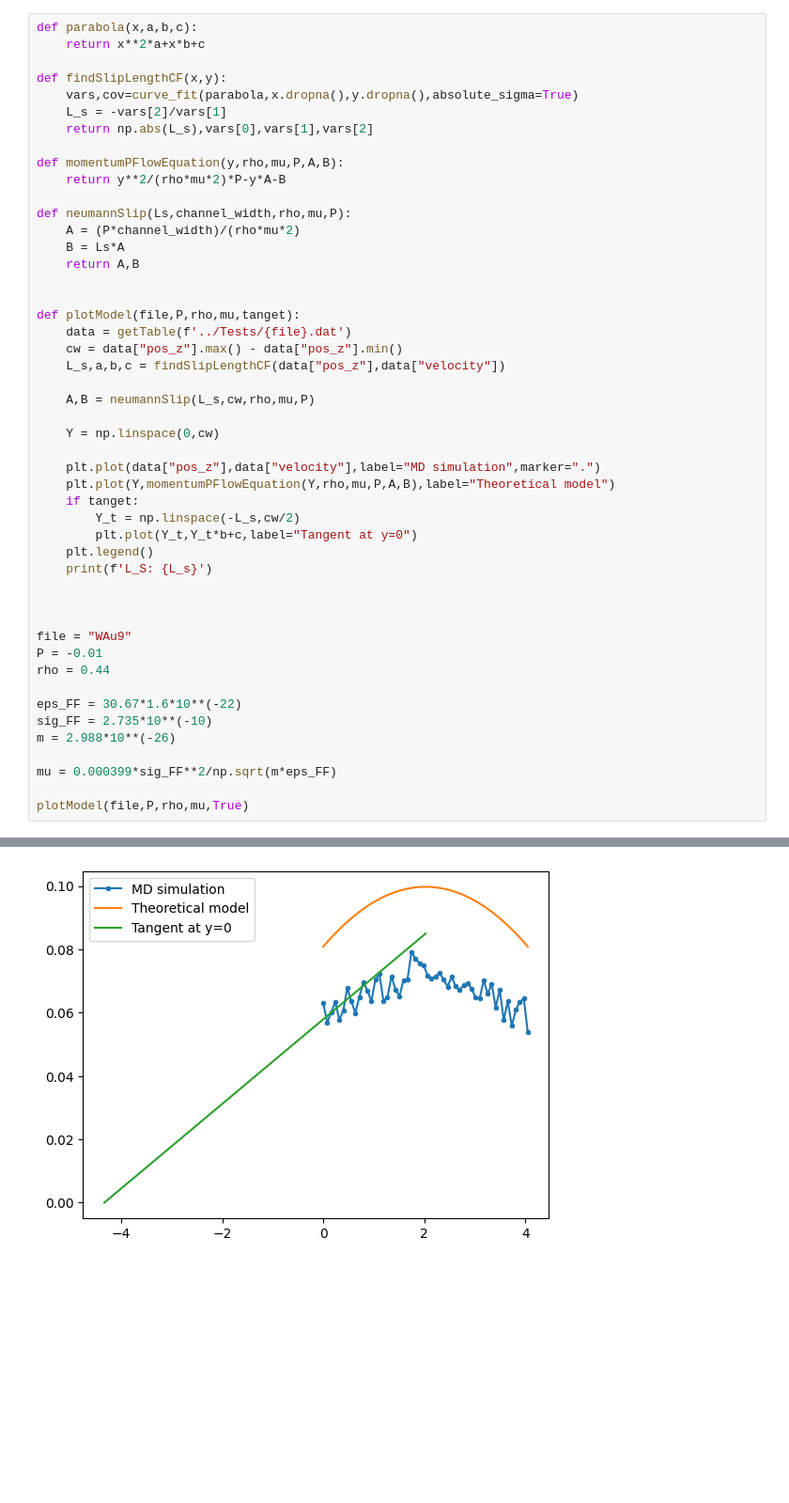
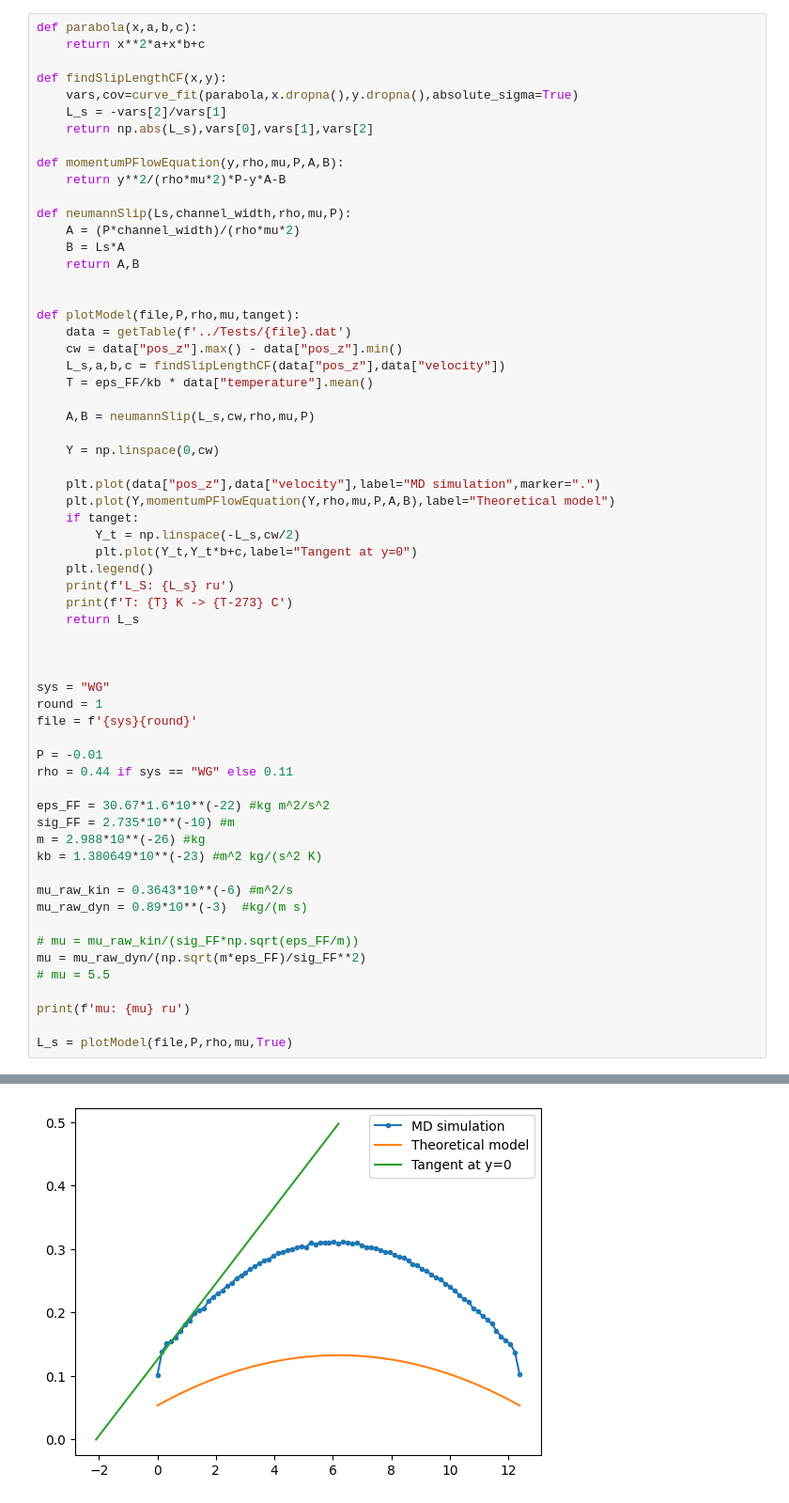
Before and after one commit to Cyandied/MathPhyscisSubjectModuleProject, a Jupyter notebook: MDSimulation/plot.ipynb, the cells around one changed output, grey strips where cells are left out. Shown: that part at 94% size. Cells and saved outputs as stored; diff of their text form; blank space fills up the shorter version.

```diff
--- a/MDSimulation/plot.ipynb
+++ b/MDSimulation/plot.ipynb
@@ -144,6 +152,7 @@ def plotModel(file,P,rho,mu,tanget):
     data = getTable(f'../Tests/{file}.dat')
     cw = data["pos_z"].max() - data["pos_z"].min()
     L_s,a,b,c = findSlipLengthCF(data["pos_z"],data["velocity"])
+    T = eps_FF/kb * data["temperature"].mean()
 
     A,B = neumannSlip(L_s,cw,rho,mu,P)
 
@@ -155,19 +164,32 @@ def plotModel(file,P,rho,mu,tanget):
         Y_t = np.linspace(-L_s,cw/2)
         plt.plot(Y_t,Y_t*b+c,label="Tangent at y=0")
     plt.legend()
-    print(f'L_S: {L_s}')
+    print(f'L_S: {L_s} ru')
+    print(f'T: {T} K -> {T-273} C')
+    return L_s
 
 
 
-file = "WAu9"
+sys = "WG"
+round = 1
+file = f'{sys}{round}'
+
 P = -0.01
-rho = 0.44
+rho = 0.44 if sys == "WG" else 0.11
 
-eps_FF = 30.67*1.6*10**(-22)
-sig_FF = 2.735*10**(-10)
-m = 2.988*10**(-26)
+eps_FF = 30.67*1.6*10**(-22) #kg m^2/s^2
+sig_FF = 2.735*10**(-10) #m
+m = 2.988*10**(-26) #kg
+kb = 1.380649*10**(-23) #m^2 kg/(s^2 K)
 
-mu = 0.000399*sig_FF**2/np.sqrt(m*eps_FF)
+mu_raw_kin = 0.3643*10**(-6) #m^2/s
+mu_raw_dyn = 0.89*10**(-3)  #kg/(m s)
 
-plotModel(file,P,rho,mu,True)
+# mu = mu_raw_kin/(sig_FF*np.sqrt(eps_FF/m))
+mu = mu_raw_dyn/(np.sqrt(m*eps_FF)/sig_FF**2)
+# mu = 5.5
+
+print(f'mu: {mu} ru')
+
+L_s = plotModel(file,P,rho,mu,True)
 # %% [output]
@@ -175 +199 @@ L_S: 4.3337770173965495
-[figure, old version]
+[figure, new version]
```
Also changed, not shown: parts of 3 cells of this notebook, 5 other files.
